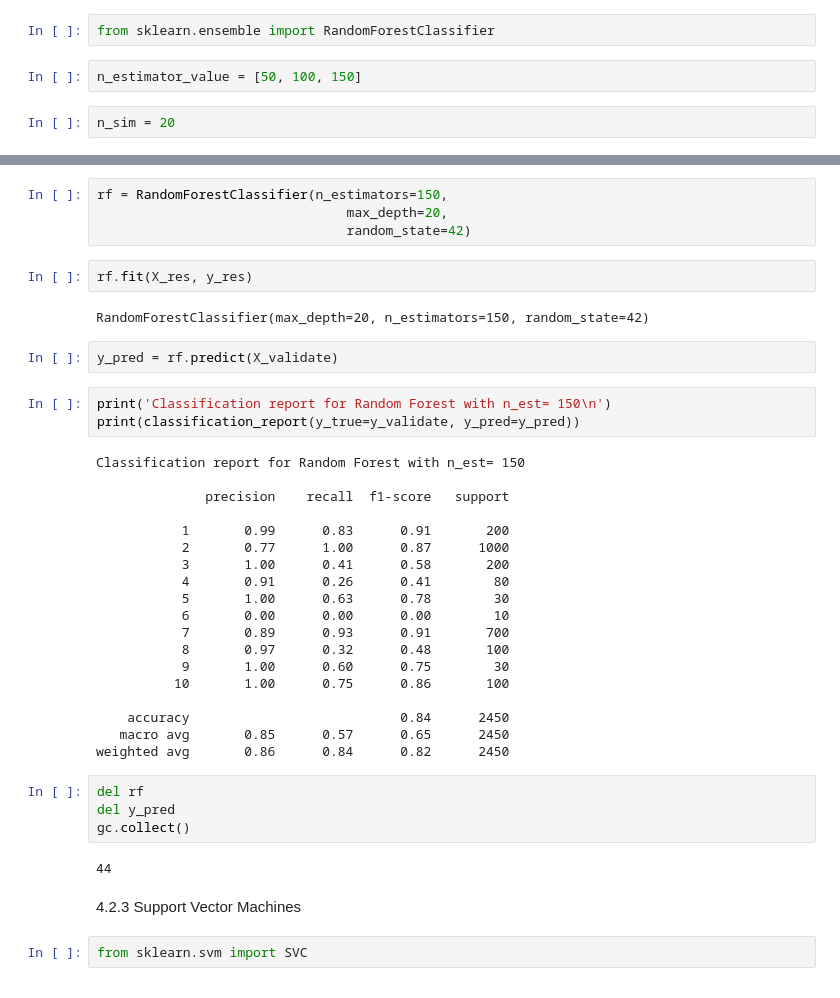
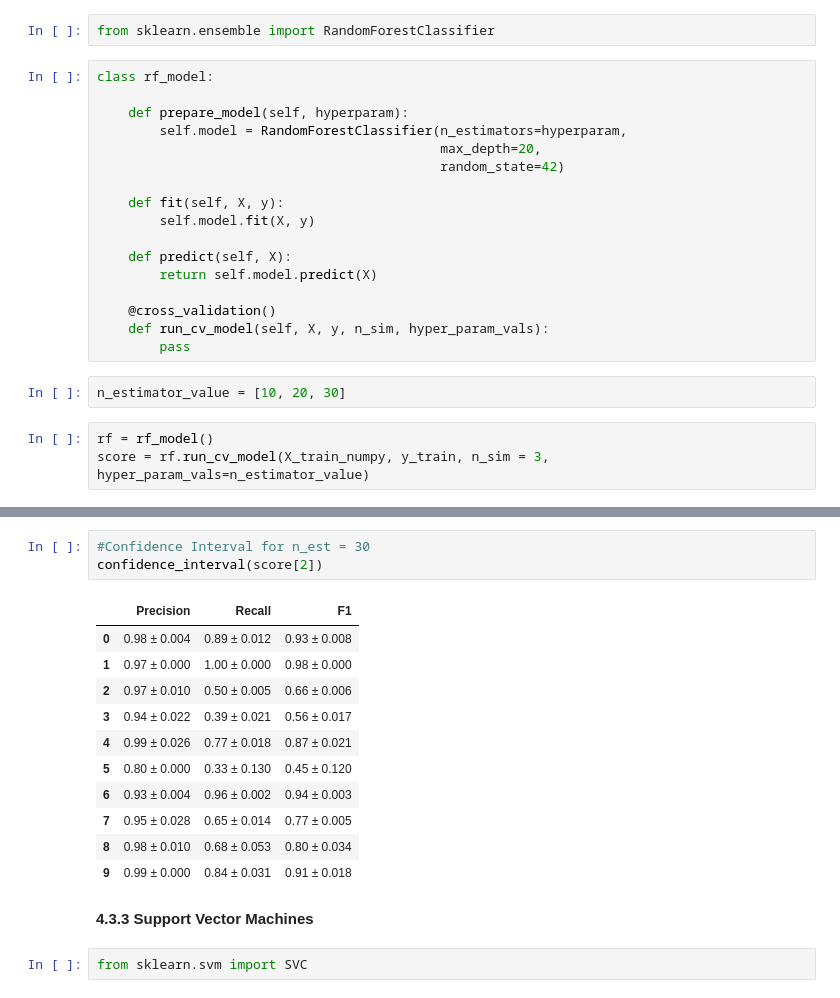
Before and after one commit to BillCoML/cell_anotation, a Jupyter notebook: cell_type.ipynb, the cells around one changed output, grey strips where cells are left out. Cells and saved outputs as stored; diff of their text form.

```diff
--- a/cell_type.ipynb
+++ b/cell_type.ipynb
@@ -731,6 +668,24 @@ gc.collect()
 # %%
 from sklearn.ensemble import RandomForestClassifier
+# %%
+class rf_model:
+
+    def prepare_model(self, hyperparam):
+        self.model = RandomForestClassifier(n_estimators=hyperparam,
+                                            max_depth=20,
+                                            random_state=42)
+
+    def fit(self, X, y):
+        self.model.fit(X, y)
+
+    def predict(self, X):
+        return self.model.predict(X)
+
+    @cross_validation()
+    def run_cv_model(self, X, y, n_sim, hyper_param_vals):
+        pass
 # %%
-n_estimator_value = [50, 100, 150]
+n_estimator_value = [10, 20, 30]
 # %%
-n_sim = 20
+rf = rf_model()
+score = rf.run_cv_model(X_train_numpy, y_train, n_sim = 3, hyper_param_vals=n_estimator_value)
@@ -813,43 +694,20 @@ plt.show()
-# %%
-rf = RandomForestClassifier(n_estimators=150,
-                                max_depth=20,
-                                random_state=42)
-# %%
-rf.fit(X_res, y_res)
-# %% [output]
-RandomForestClassifier(max_depth=20, n_estimators=150, random_state=42)
-# %%
-y_pred = rf.predict(X_validate)
-# %%
-print('Classification report for Random Forest with n_est= 150\n')
-print(classification_report(y_true=y_validate, y_pred=y_pred))
-# %% [output]
-Classification report for Random Forest with n_est= 150
-
-              precision    recall  f1-score   support
-
-           1       0.99      0.83      0.91       200
-           2       0.77      1.00      0.87      1000
-           3       1.00      0.41      0.58       200
-           4       0.91      0.26      0.41        80
-           5       1.00      0.63      0.78        30
-           6       0.00      0.00      0.00        10
-           7       0.89      0.93      0.91       700
-           8       0.97      0.32      0.48       100
-           9       1.00      0.60      0.75        30
-          10       1.00      0.75      0.86       100
-
-    accuracy                           0.84      2450
-   macro avg       0.85      0.57      0.65      2450
-weighted avg       0.86      0.84      0.82      2450
-# %%
-del rf
-del y_pred
-gc.collect()
-# %% [output]
-44
+# %%
+#Confidence Interval for n_est = 30
+confidence_interval(score[2])
+# %% [output]
+|  | Precision | Recall | F1 |
+| 0 | 0.98 ± 0.004 | 0.89 ± 0.012 | 0.93 ± 0.008 |
+| 1 | 0.97 ± 0.000 | 1.00 ± 0.000 | 0.98 ± 0.000 |
+| 2 | 0.97 ± 0.010 | 0.50 ± 0.005 | 0.66 ± 0.006 |
+| 3 | 0.94 ± 0.022 | 0.39 ± 0.021 | 0.56 ± 0.017 |
+| 4 | 0.99 ± 0.026 | 0.77 ± 0.018 | 0.87 ± 0.021 |
+| 5 | 0.80 ± 0.000 | 0.33 ± 0.130 | 0.45 ± 0.120 |
+| 6 | 0.93 ± 0.004 | 0.96 ± 0.002 | 0.94 ± 0.003 |
+| 7 | 0.95 ± 0.028 | 0.65 ± 0.014 | 0.77 ± 0.005 |
+| 8 | 0.98 ± 0.010 | 0.68 ± 0.053 | 0.80 ± 0.034 |
+| 9 | 0.99 ± 0.000 | 0.84 ± 0.031 | 0.91 ± 0.018 |
 # %% [markdown]
-4.2.3 Support Vector Machines
+**4.3.3 Support Vector Machines**
 # %%
 from sklearn.svm import SVC
 # %%
```
Also changed, not shown: parts of 61 cells of this notebook, 1 other file.
